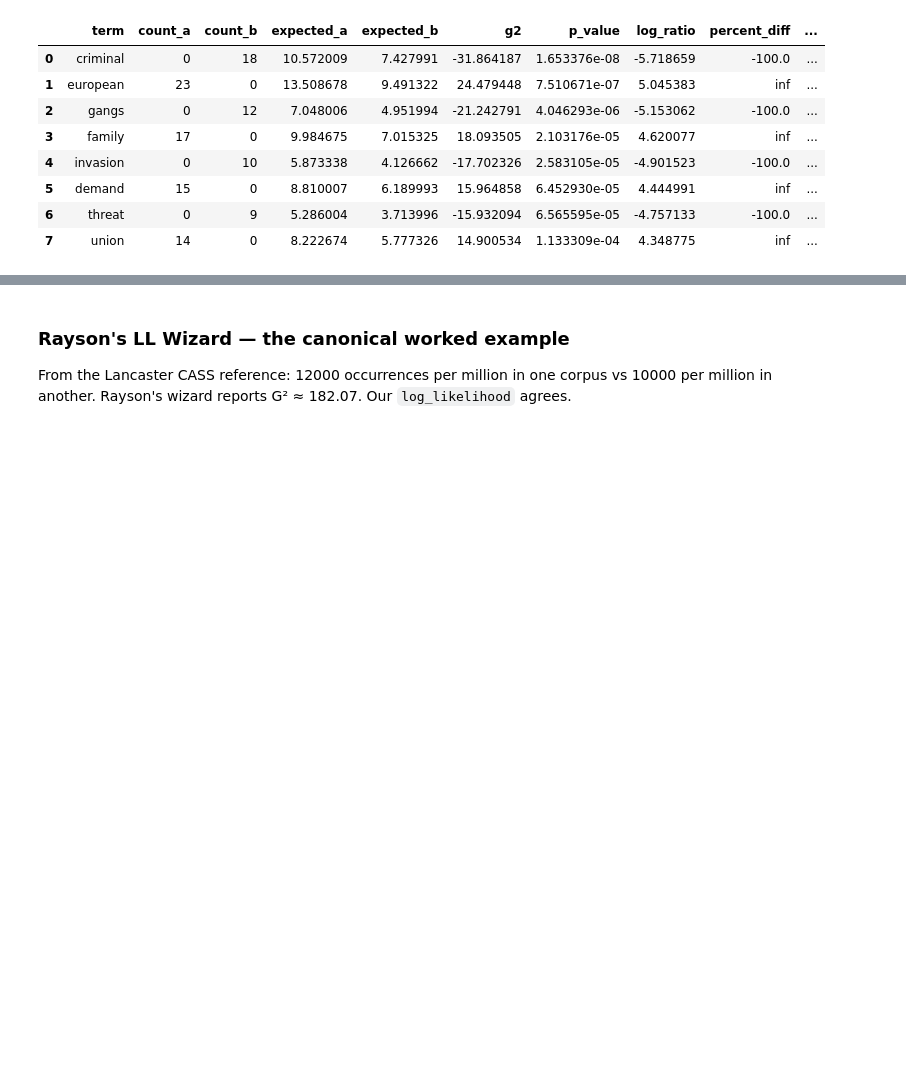
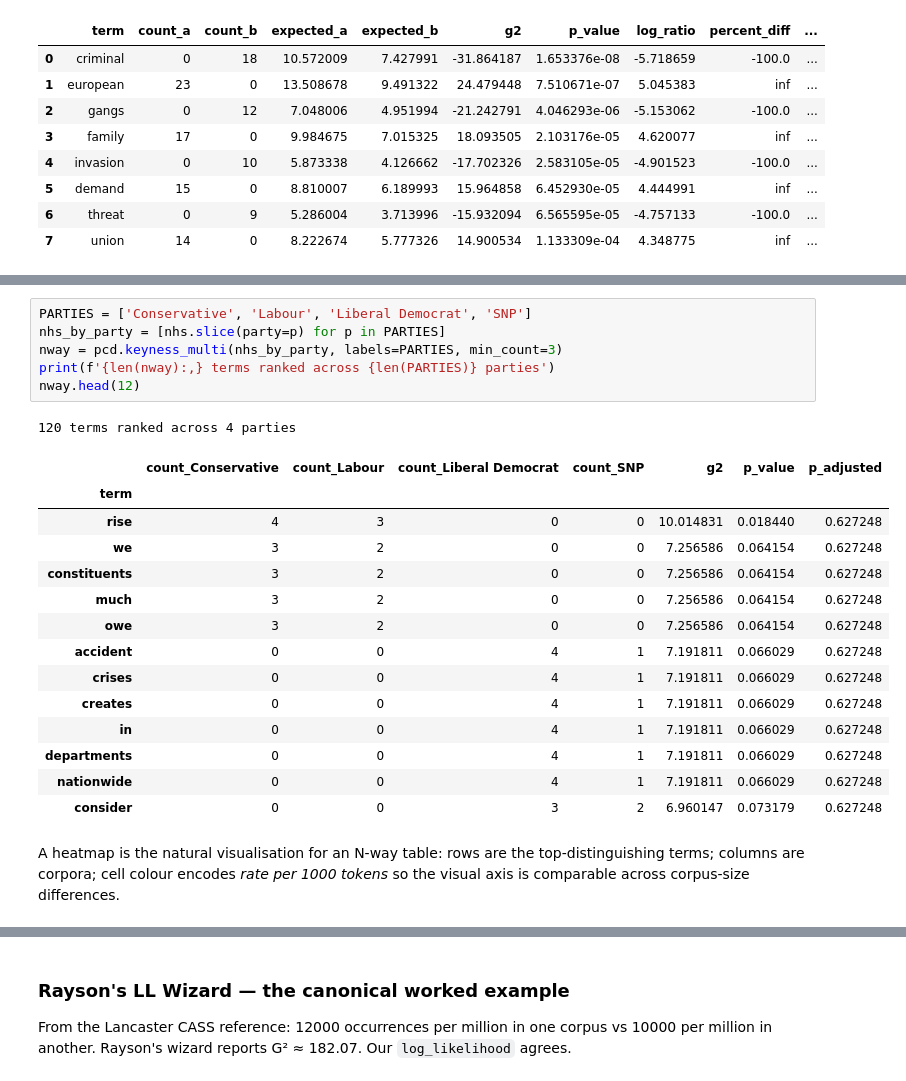
Before and after one commit to jturner-uofl/pycorpdiff, a Jupyter notebook: examples/pycorpdiff_showcase.ipynb, the cells around one changed output, grey strips where cells are left out. Cells and saved outputs as stored; diff of their text form; blank space fills up the shorter version.

```diff
--- a/examples/pycorpdiff_showcase.ipynb
+++ b/examples/pycorpdiff_showcase.ipynb
@@ -508,0 +606,24 @@ ba.table.head(8)
+# %%
+PARTIES = ['Conservative', 'Labour', 'Liberal Democrat', 'SNP']
+nhs_by_party = [nhs.slice(party=p) for p in PARTIES]
+nway = pcd.keyness_multi(nhs_by_party, labels=PARTIES, min_count=3)
+print(f'{len(nway):,} terms ranked across {len(PARTIES)} parties')
+nway.head(12)
+# %% [output]
+120 terms ranked across 4 parties
+|  | count_Conservative | count_Labour | count_Liberal Democrat | count_SNP | g2 | p_value | p_adjusted |
+| term |  |  |  |  |  |  |  |
+| rise | 4 | 3 | 0 | 0 | 10.014831 | 0.018440 | 0.627248 |
+| we | 3 | 2 | 0 | 0 | 7.256586 | 0.064154 | 0.627248 |
+| constituents | 3 | 2 | 0 | 0 | 7.256586 | 0.064154 | 0.627248 |
+| much | 3 | 2 | 0 | 0 | 7.256586 | 0.064154 | 0.627248 |
+| owe | 3 | 2 | 0 | 0 | 7.256586 | 0.064154 | 0.627248 |
+| accident | 0 | 0 | 4 | 1 | 7.191811 | 0.066029 | 0.627248 |
+| crises | 0 | 0 | 4 | 1 | 7.191811 | 0.066029 | 0.627248 |
+| creates | 0 | 0 | 4 | 1 | 7.191811 | 0.066029 | 0.627248 |
+| in | 0 | 0 | 4 | 1 | 7.191811 | 0.066029 | 0.627248 |
+| departments | 0 | 0 | 4 | 1 | 7.191811 | 0.066029 | 0.627248 |
+| nationwide | 0 | 0 | 4 | 1 | 7.191811 | 0.066029 | 0.627248 |
+| consider | 0 | 0 | 3 | 2 | 6.960147 | 0.073179 | 0.627248 |
+# %% [markdown]
+A heatmap is the natural visualisation for an N-way table: rows are the top-distinguishing terms; columns are corpora; cell colour encodes *rate per 1000 tokens* so the visual axis is comparable across corpus-size differences.
```
Also changed, not shown: parts of 11 cells of this notebook, 1 other file.
